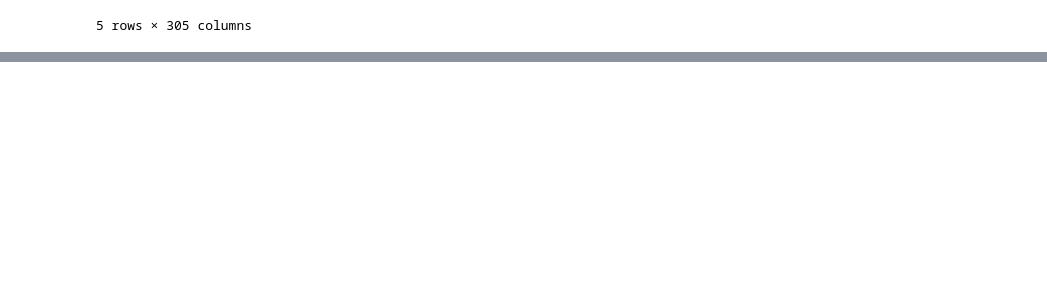
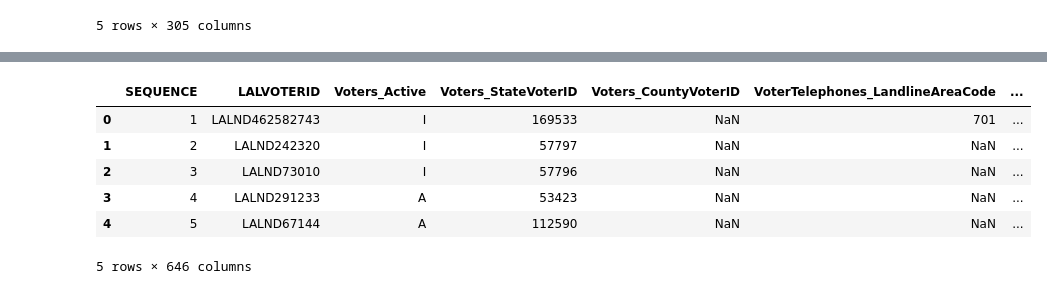
Before and after one commit to afnanhaq/political-data-builder, a Jupyter notebook: Extraction.ipynb, the cells around one changed output, grey strips where cells are left out. Cells and saved outputs as stored; diff of their text form; code cells hidden in the pictures; blank space fills up the shorter version.

Commit message:
adding dict to Extraction

```diff
--- a/Extraction.ipynb
+++ b/Extraction.ipynb
@@ -85,3 +136,5 @@ utah_vote_history.head(5)
 | 3 | LALUT168645470 | NaN | NaN | NaN | NaN | ... |
 | 4 | LALUT169173676 | Y | Y | Y | Y | ... |
 5 rows × 305 columns
+# %%
+north_dakota_demographics, north_dakota_vote_history = zip_extractor(states_dict["North Dakota"])
@@ -87,0 +147,10 @@ utah_vote_history.head(5)
+# %%
+north_dakota_demographics.head(5)
+# %% [output]
+|  | SEQUENCE | LALVOTERID | Voters_Active | Voters_StateVoterID | Voters_CountyVoterID | VoterTelephones_LandlineAreaCode | ... |
+| 0 | 1 | LALND462582743 | I | 169533 | NaN | 701 | ... |
+| 1 | 2 | LALND242320 | I | 57797 | NaN | NaN | ... |
+| 2 | 3 | LALND73010 | I | 57796 | NaN | NaN | ... |
+| 3 | 4 | LALND291233 | A | 53423 | NaN | NaN | ... |
+| 4 | 5 | LALND67144 | A | 112590 | NaN | NaN | ... |
+5 rows × 646 columns
```
Also changed, not shown: parts of 4 cells of this notebook.
